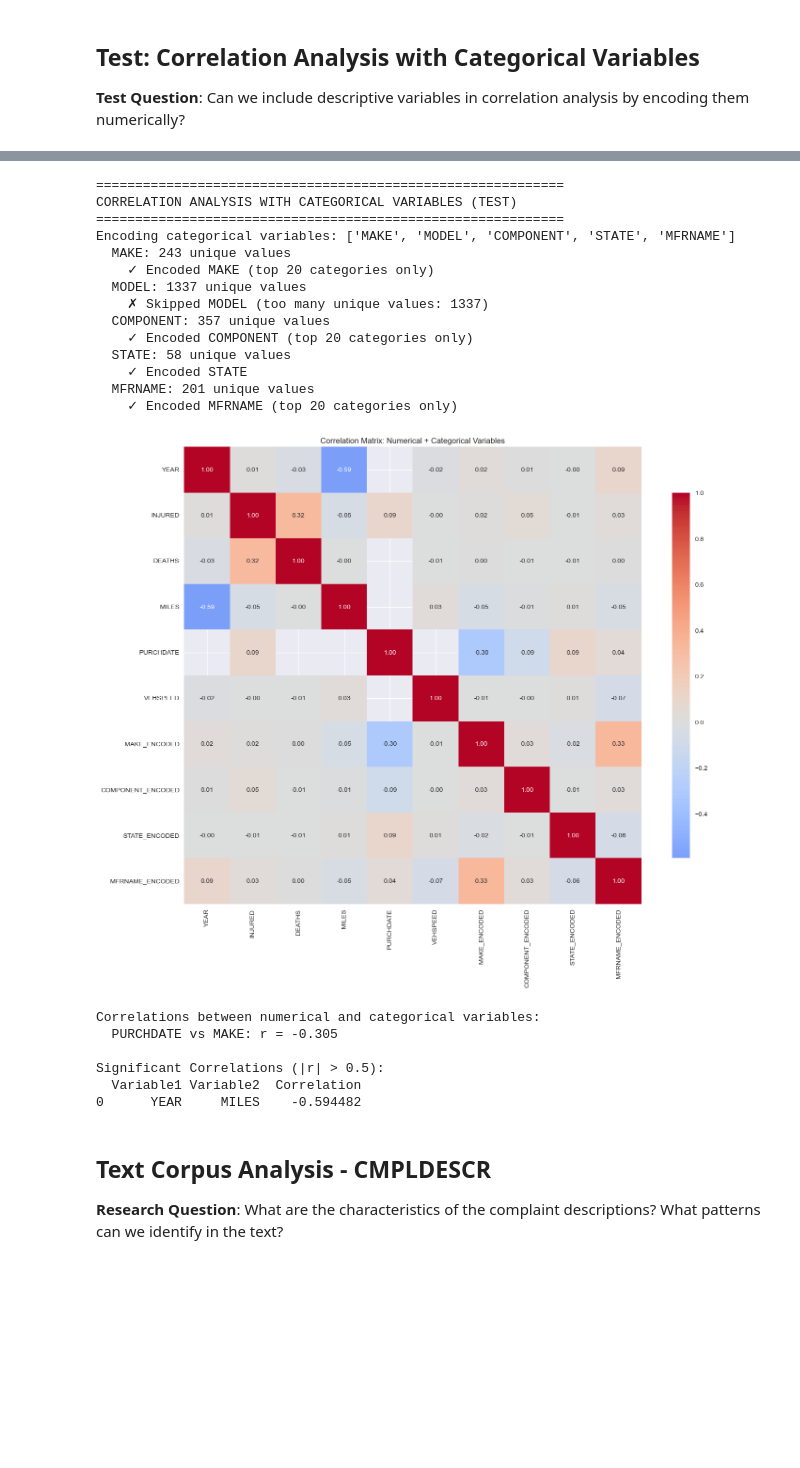
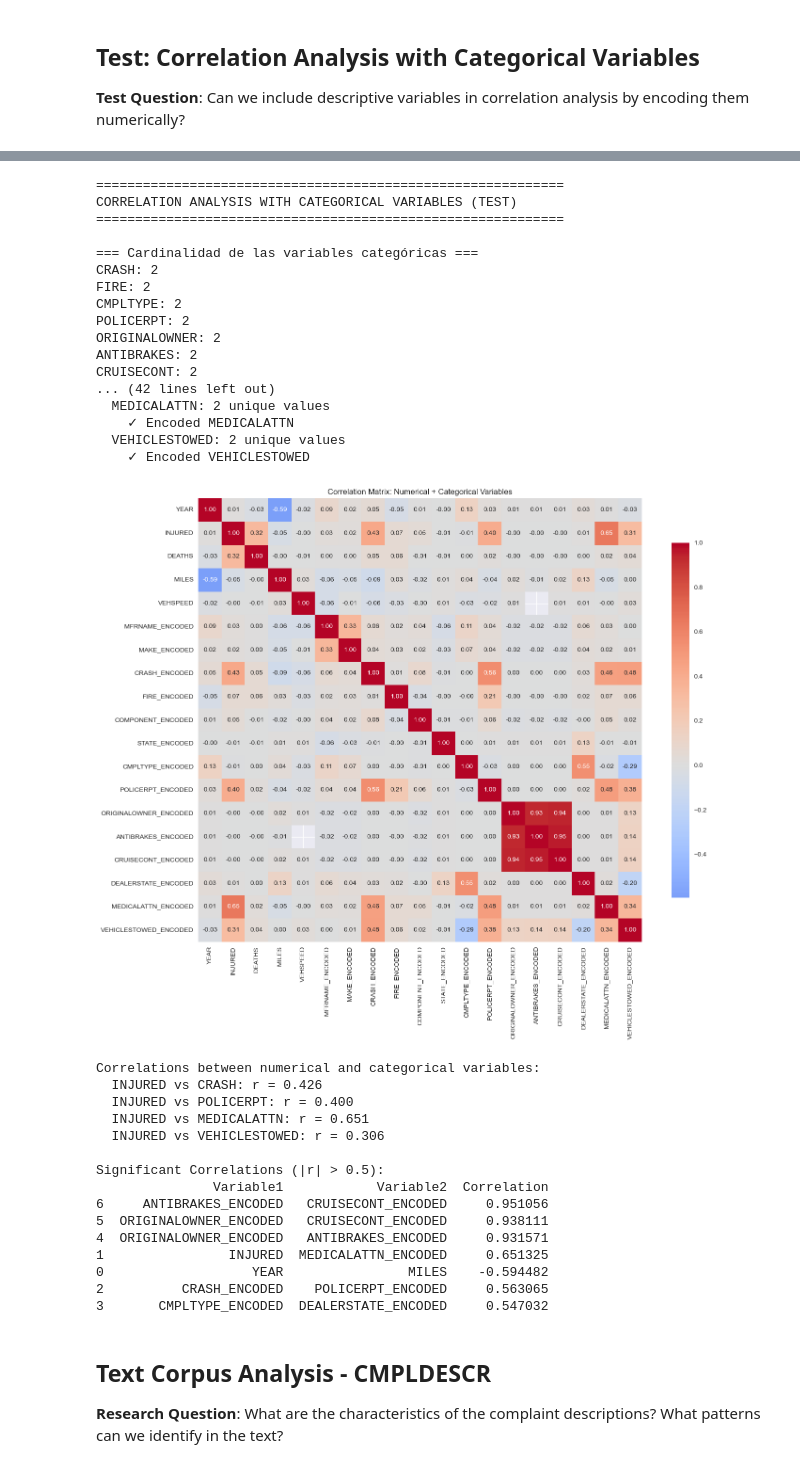
Before and after one commit to erikmoralestec/proyecto-integrador-grafos-de-conocimiento-llm, a Jupyter notebook: notebooks/01_EDA_UserComplaints.ipynb, the cells around one changed output, grey strips where cells are left out. Drawn from its saved outputs; the diff is of its cells as text; code cells hidden in the pictures; blank space fills up the shorter version.

```diff
--- a/notebooks/01_EDA_UserComplaints.ipynb
+++ b/notebooks/01_EDA_UserComplaints.ipynb
@@ -345,17 +451,29 @@ Name: count, dtype: int64
 # %%
-# Test: Include categorical variables in correlation analysis
 print("="*60)
 print("CORRELATION ANALYSIS WITH CATEGORICAL VARIABLES (TEST)")
 print("="*60)
 
 # Select key categorical variables for encoding
-key_categorical = ['MAKE', 'MODEL', 'COMPONENT', 'STATE', 'MFRNAME']
-available_categorical = [col for col in key_categorical if col in categorical_cols]
+cat_cols = df.select_dtypes(include=['object', 'category']).columns.tolist()
+
+# Determinar cardinalidad por variable
+cardinalities = {col: df[col].nunique() for col in cat_cols}
+print("\n=== Cardinalidad de las variables categóricas ===")
+for col, val in sorted(cardinalities.items(), key=lambda x: x[1]):
+    print(f"{col}: {val}")
+
+# Seleccionar variables con cardinalidad manejable
+# - Binarias (2 valores) y bajas/medias (<= 500)
+available_categorical = [col for col, n in cardinalities.items() if 2 <= n <= 500]
+
+print(f"\nVariables categóricas seleccionadas ({len(available_categorical)}):")
+print(available_categorical)
 
 if not available_categorical:
-    print("No categorical variables available for correlation analysis")
+    print("⚠️ No se encontraron variables categóricas adecuadas para codificación.")
 else:
-    print(f"Encoding categorical variables: {available_categorical}")
+    print(f"\nCodificando {len(available_categorical)} variables categóricas...")
+    df_encoded = df.copy()
 
     # Create a copy for encoding
     df_encoded = df.copy()
@@ -421,51 +539,63 @@ else:
         print("\nCorrelations between numerical and categorical variables:")
         for num_col in numeric_cols:
             for cat_col in encoded_cols:
                 if num_col in correlation_matrix.columns and cat_col in correlation_matrix.columns:
                     corr_val = correlation_matrix.loc[num_col, cat_col]
                     if abs(corr_val) > 0.3:  # Lower threshold for categorical
                         print(f"  {num_col} vs {cat_col.replace('_ENCODED', '')}: r = {corr_val:.3f}")
 
         # Find high correlations among all variables
         high_corr_pairs = []
         for i in range(len(correlation_matrix.columns)):
             for j in range(i+1, len(correlation_matrix.columns)):
                 corr_val = correlation_matrix.iloc[i, j]
                 if abs(corr_val) > 0.5:  # Lower threshold for mixed analysis
                     high_corr_pairs.append({
                         'Variable1': correlation_matrix.columns[i],
                         'Variable2': correlation_matrix.columns[j],
                         'Correlation': corr_val
                     })
 
         if high_corr_pairs:
             print(f"\nSignificant Correlations (|r| > 0.5):")
             high_corr_df = pd.DataFrame(high_corr_pairs)
             print(high_corr_df.sort_values('Correlation', key=abs, ascending=False))
         else:
             print("\nNo significant correlations found (|r| > 0.5)")
 # %% [output]
 ============================================================
 CORRELATION ANALYSIS WITH CATEGORICAL VARIABLES (TEST)
 ============================================================
-Encoding categorical variables: ['MAKE', 'MODEL', 'COMPONENT', 'STATE', 'MFRNAME']
-  MAKE: 243 unique values
-    ✓ Encoded MAKE (top 20 categories only)
-  MODEL: 1337 unique values
-    ✗ Skipped MODEL (too many unique values: 1337)
-  COMPONENT: 357 unique values
-    ✓ Encoded COMPONENT (top 20 categories only)
-  STATE: 58 unique values
-    ✓ Encoded STATE
-  MFRNAME: 201 unique values
-    ✓ Encoded MFRNAME (top 20 categories only)
+
+=== Cardinalidad de las variables categóricas ===
+CRASH: 2
+FIRE: 2
+CMPLTYPE: 2
+POLICERPT: 2
+ORIGINALOWNER: 2
+ANTIBRAKES: 2
+CRUISECONT: 2
+... (42 lines left out)
+  MEDICALATTN: 2 unique values
+    ✓ Encoded MEDICALATTN
+  VEHICLESTOWED: 2 unique values
+    ✓ Encoded VEHICLESTOWED
-[figure, old version]
+[figure, new version]
 Correlations between numerical and categorical variables:
-  PURCHDATE vs MAKE: r = -0.305
+  INJURED vs CRASH: r = 0.426
+  INJURED vs POLICERPT: r = 0.400
+  INJURED vs MEDICALATTN: r = 0.651
+  INJURED vs VEHICLESTOWED: r = 0.306
 
 Significant Correlations (|r| > 0.5):
-  Variable1 Variable2  Correlation
-0      YEAR     MILES    -0.594482
+               Variable1            Variable2  Correlation
+6     ANTIBRAKES_ENCODED   CRUISECONT_ENCODED     0.951056
+5  ORIGINALOWNER_ENCODED   CRUISECONT_ENCODED     0.938111
+4  ORIGINALOWNER_ENCODED   ANTIBRAKES_ENCODED     0.931571
+1                INJURED  MEDICALATTN_ENCODED     0.651325
+0                   YEAR                MILES    -0.594482
+2          CRASH_ENCODED    POLICERPT_ENCODED     0.563065
+3       CMPLTYPE_ENCODED  DEALERSTATE_ENCODED     0.547032
 # %% [markdown]
 ## Text Corpus Analysis - CMPLDESCR
 
```
Also changed, not shown: parts of 29 cells of this notebook.
